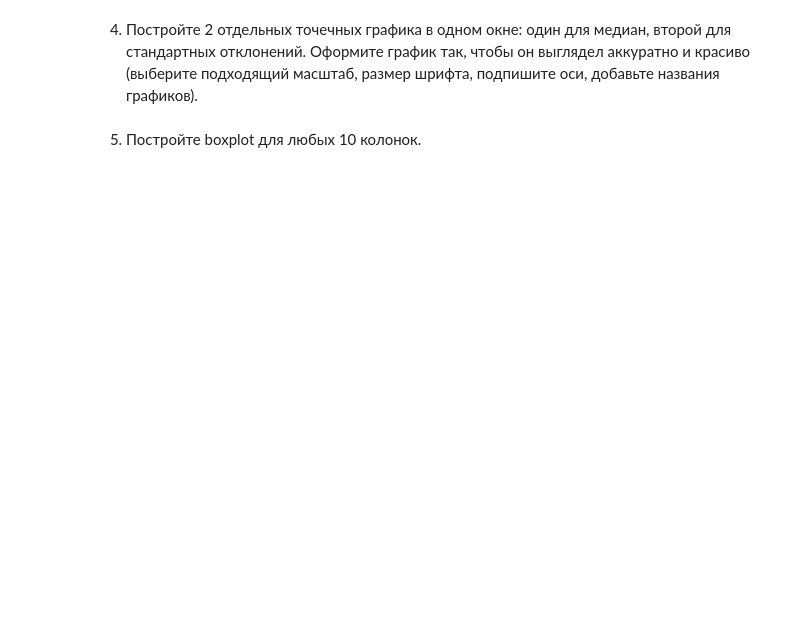
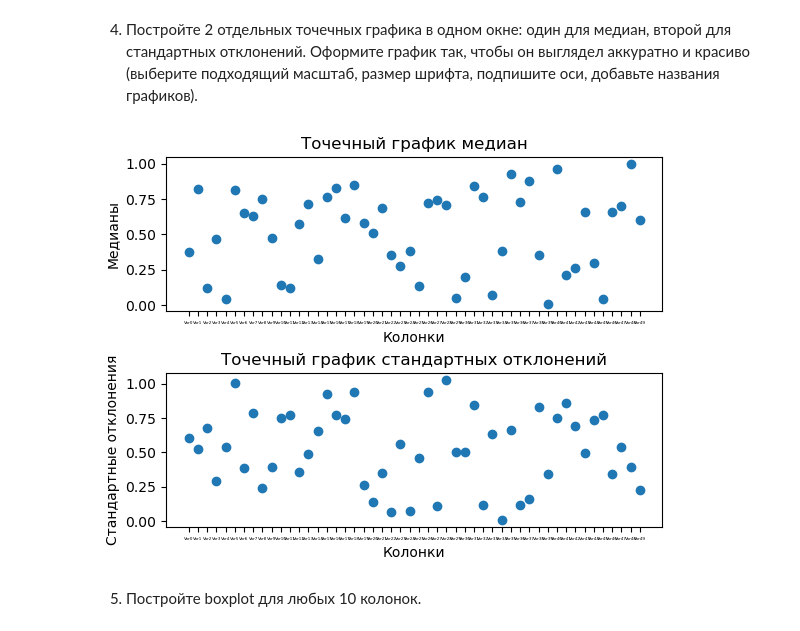
Before and after one commit to talex00/Simulation-modeling-and-big-data-analytics-course, a Jupyter notebook: Lab3_task.ipynb, the cells around one changed output. Cells and saved outputs as stored; diff of their text form; code cells hidden in the pictures; blank space fills up the shorter version.

```diff
--- a/Lab3_task.ipynb
+++ b/Lab3_task.ipynb
@@ -240,0 +253,6 @@ plt.show()
+# %%
+means = np.random.uniform(size=50)
+stds = np.random.uniform(size=50)
+
+df = pd.DataFrame(data=np.random.normal(loc=means, scale=stds, size=(1000, 50)), columns=['Var'+str(i) for i in range(50)])
+df.head()
@@ -244,0 +269,4 @@ plt.show()
+# %%
+median = df.median()
+std = df.std()
+print(median, std)
@@ -249,2 +293,19 @@ plt.show()
+# %%
+plt.subplot(2,1,1)
+plt.scatter(x=median.index, y=median.values)
+plt.xlabel('Колонки')
+plt.ylabel('Медианы')
+plt.title('Точечный график медиан')
+plt.xticks(fontsize=3)
+plt.subplot(2,1,2)
+plt.scatter(x=std.index, y=std.values)
+plt.xlabel('Колонки')
+plt.ylabel('Стандартные отклонения')
+plt.title('Точечный график стандартных отклонений')
+plt.xticks(fontsize=3)
+plt.subplots_adjust(hspace=0.4)
+plt.show()
+# %% [output]
+[figure, added]
 # %% [markdown]
 5. Постройте boxplot для любых 10 колонок.
```
Also changed, not shown: parts of 33 cells of this notebook, 1 other file.
